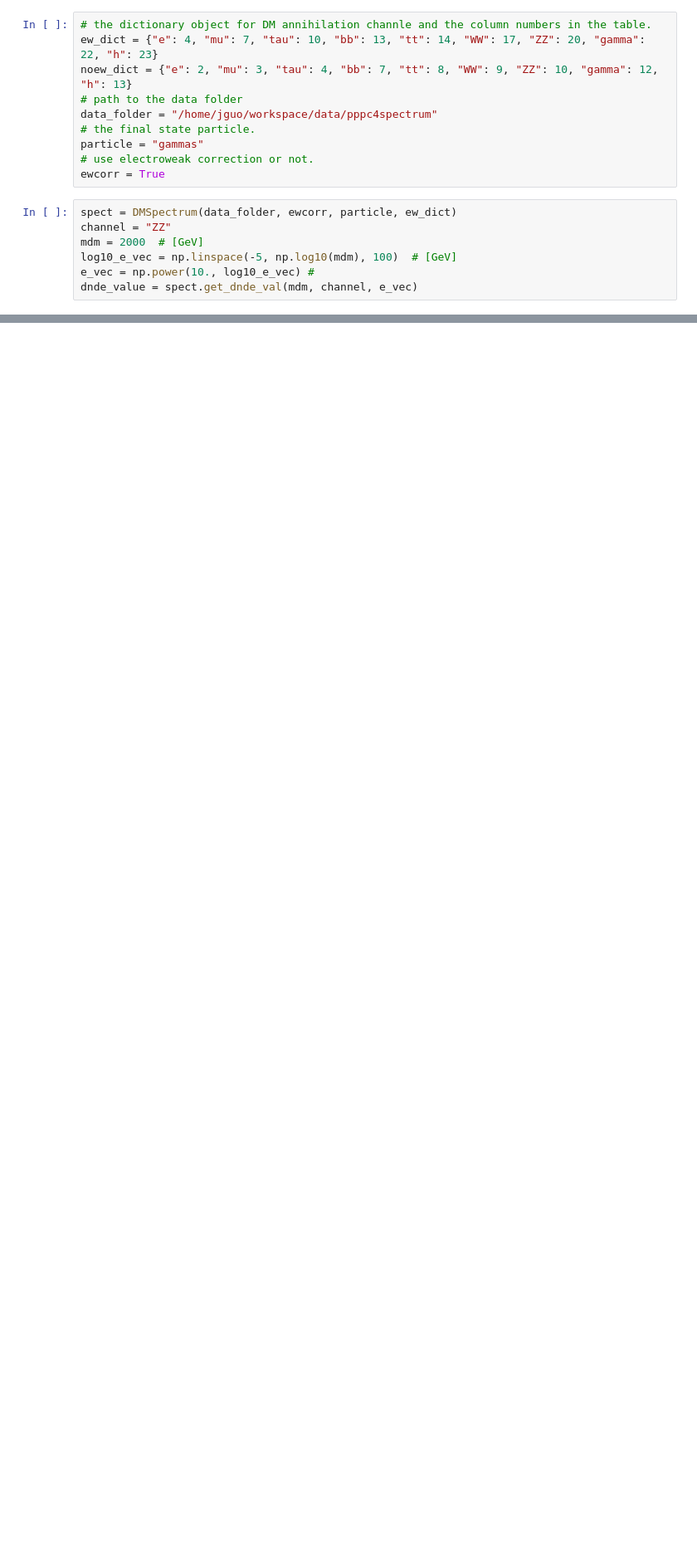
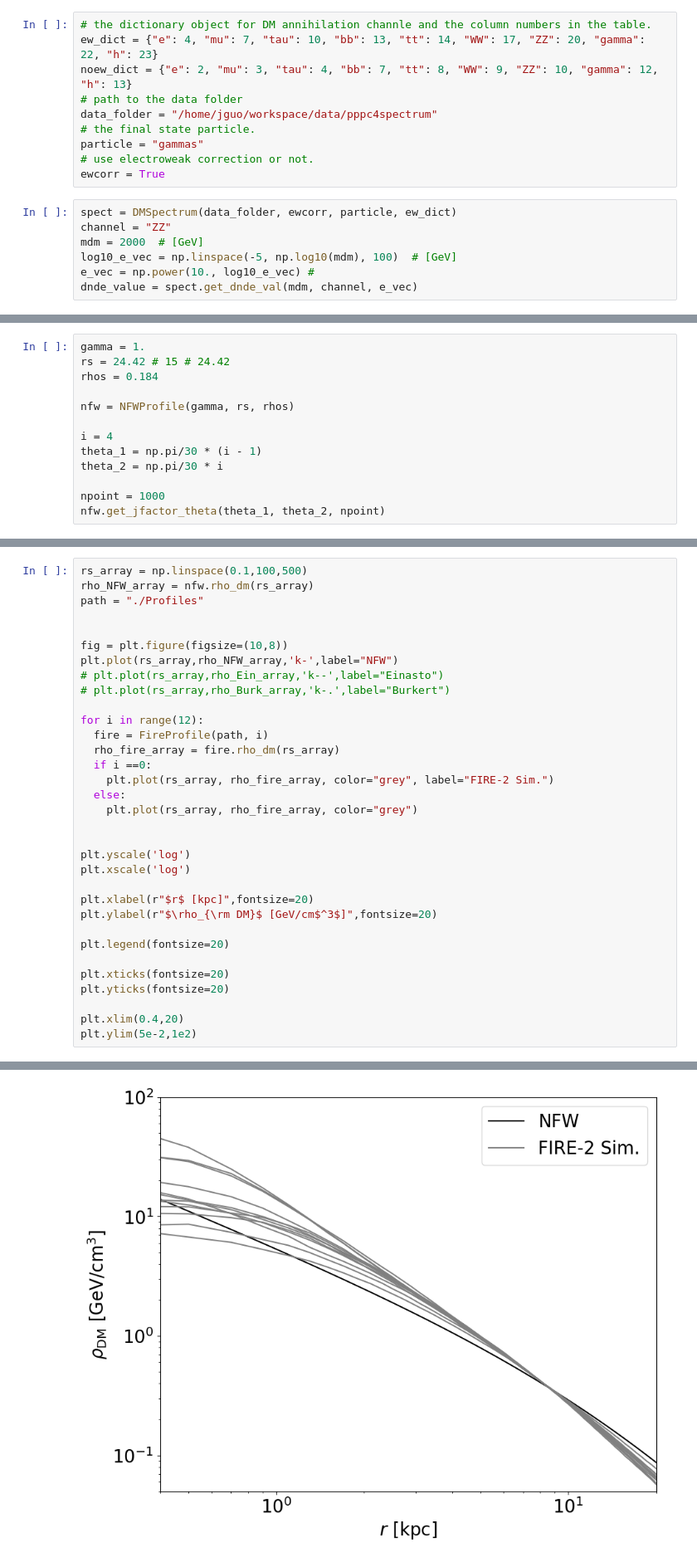
Before and after one commit to JGuoHep/fermi15yr, a Jupyter notebook: spectrum_example.ipynb, the cells around one changed output, grey strips where cells are left out. Shown at 83% size. Drawn from its saved outputs; the diff is of its cells as text; blank space fills up the shorter version.

Commit message:
add fire2

```diff
--- a/spectrum_example.ipynb
+++ b/spectrum_example.ipynb
@@ -54,0 +57,13 @@ plt.tight_layout()
+# %%
+gamma = 1.
+rs = 24.42 # 15 # 24.42
+rhos = 0.184
+
+nfw = NFWProfile(gamma, rs, rhos)
+
+i = 4
+theta_1 = np.pi/30 * (i - 1)
+theta_2 = np.pi/30 * i
+
+npoint = 1000
+nfw.get_jfactor_theta(theta_1, theta_2, npoint)
@@ -54,0 +73,34 @@ plt.tight_layout()
+# %%
+rs_array = np.linspace(0.1,100,500)
+rho_NFW_array = nfw.rho_dm(rs_array)
+path = "./Profiles"
+
+
+fig = plt.figure(figsize=(10,8))
+plt.plot(rs_array,rho_NFW_array,'k-',label="NFW")
+# plt.plot(rs_array,rho_Ein_array,'k--',label="Einasto")
+# plt.plot(rs_array,rho_Burk_array,'k-.',label="Burkert")
+
+for i in range(12):
+  fire = FireProfile(path, i)
+  rho_fire_array = fire.rho_dm(rs_array)
+  if i ==0:
+    plt.plot(rs_array, rho_fire_array, color="grey", label="FIRE-2 Sim.")
+  else:
+    plt.plot(rs_array, rho_fire_array, color="grey")
+
+
+plt.yscale('log')
+plt.xscale('log')
+
+plt.xlabel(r"$r$ [kpc]",fontsize=20)
+plt.ylabel(r"$\rho_{\rm DM}$ [GeV/cm$^3$]",fontsize=20)
+
+plt.legend(fontsize=20)
+
+plt.xticks(fontsize=20)
+plt.yticks(fontsize=20)
+
+plt.xlim(0.4,20)
+plt.ylim(5e-2,1e2)
+# %% [output]
@@ -54,0 +109 @@ plt.tight_layout()
+[figure, added]
```
Also changed, not shown: parts of 5 cells of this notebook, 1 other file.
